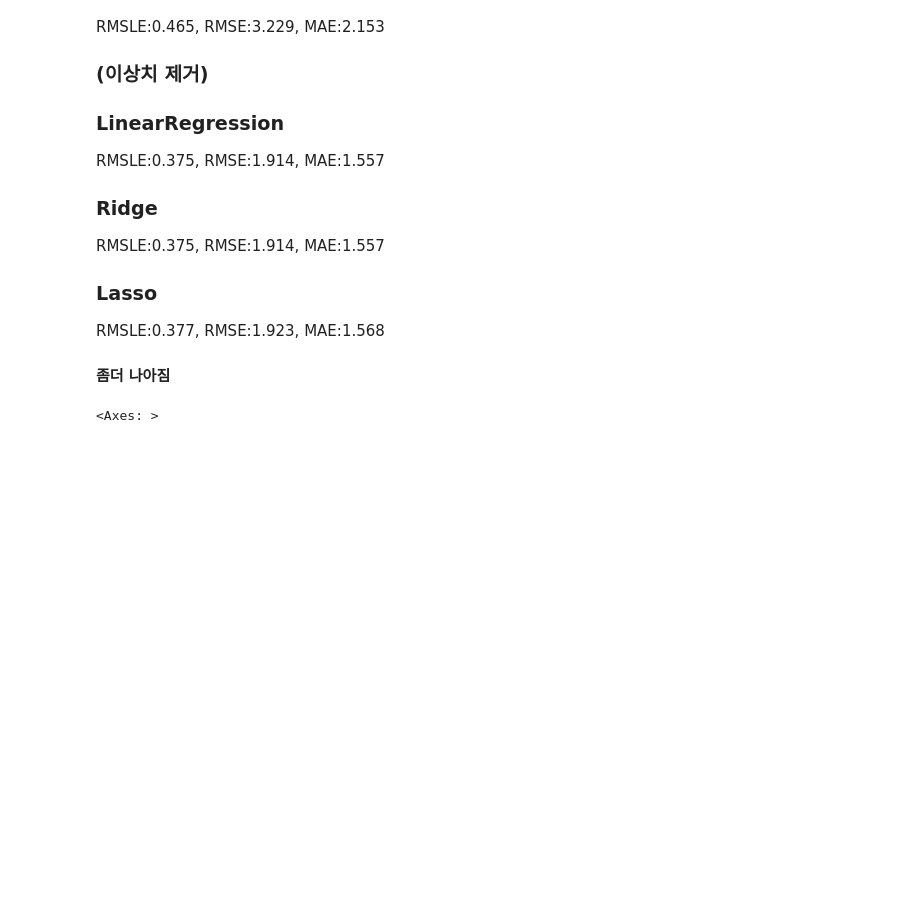
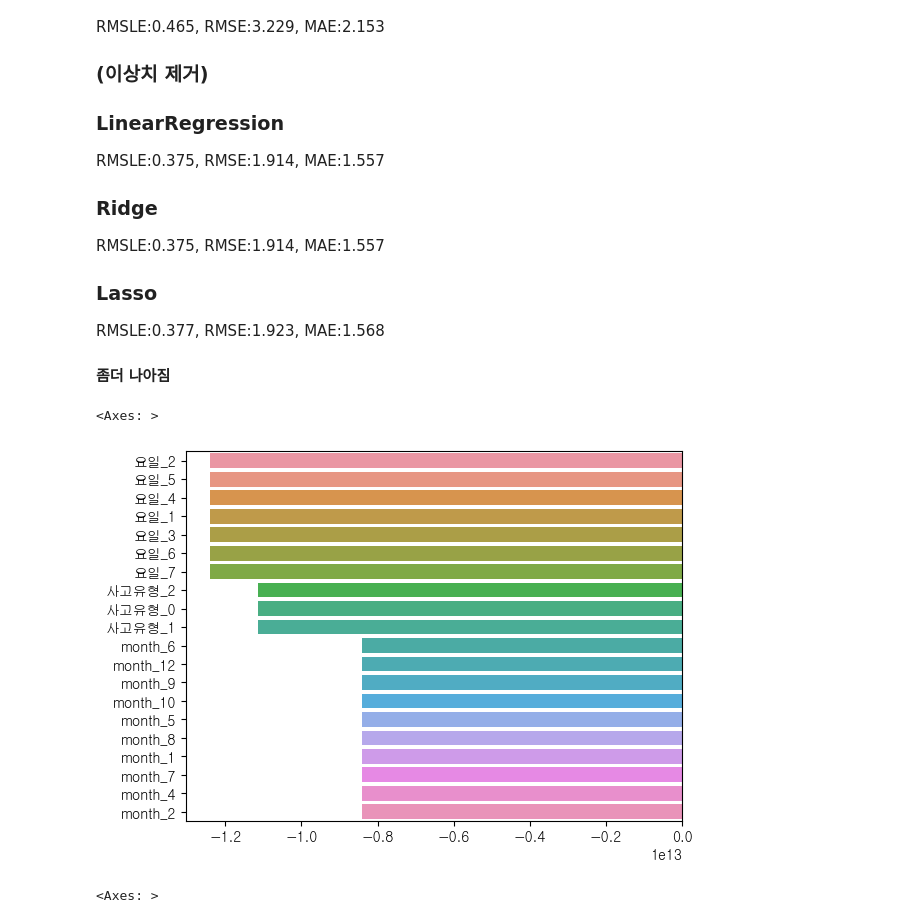
Before and after one commit to june0913/project1, a Jupyter notebook: new.ipynb, the cells around one changed output. Saved outputs shown, nothing was run; the diff lists cells and outputs as text; code cells hidden in the pictures; blank space fills up the shorter version.

```diff
--- a/new.ipynb
+++ b/new.ipynb
@@ -680,6 +685,13 @@ RMSLE:0.375, RMSE:1.914, MAE:1.557
 ### Lasso ###
 RMSLE:0.377, RMSE:1.923, MAE:1.568
 #### 좀더 나아짐
+# %%
+coef = pd.Series(lr_reg.coef_,index = X_features_ohe.columns)
+coef_sort = coef.sort_values(ascending=True)[:20]
+sns.barplot(x=coef_sort.values, y=coef_sort.index)
+# %% [output]
+<Axes: >
+[figure, added]
 # %%
 coef = pd.Series(lr_reg.coef_,index = X_features_ohe.columns)
 coef_sort = coef.sort_values(ascending=False)[:20]
```
Also changed, not shown: parts of 1 cell of this notebook.
